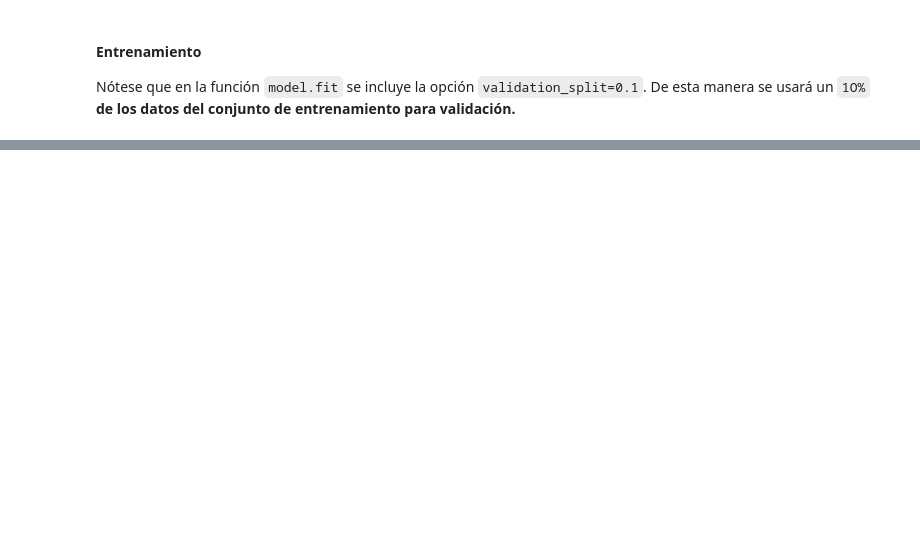
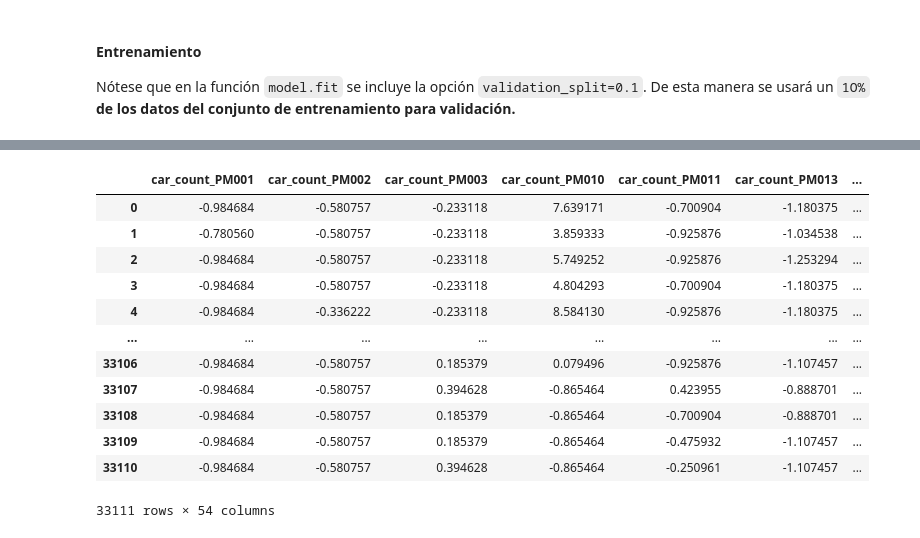
Before and after one commit to albertopmp/TFG, a Jupyter notebook: src/TrafficFlow.ipynb, the cells around one changed output, grey strips where cells are left out. Cells and saved outputs as stored; diff of their text form; code cells hidden in the pictures; blank space fills up the shorter version.

```diff
--- a/src/TrafficFlow.ipynb
+++ b/src/TrafficFlow.ipynb
@@ -2536,0 +2000,3 @@ MAE:  4.952193260192871
+# %%
+df_4_rnn.sort_values(by=['datetime'], ignore_index = True , inplace = True)
+df_4_rnn
@@ -2536,0 +2022,14 @@ MAE:  4.952193260192871
+# %%
+n = len(df_4_rnn)
+train_df_4_rnn = df_4_rnn[0:int(n*0.90)]
+test_df_4_rnn = df_4_rnn[int(n*0.90):]
+
+# Guardo las columnas del datetime para ambos conjuntos
+train_dates = train_df_4_rnn.pop('datetime')
+test_dates = test_df_4_rnn.pop('datetime')
+# %%
+train_labels = train_df_4_rnn.pop('label_PM072')
+train_features = train_df_4_rnn
+
+test_labels = test_df_4_rnn.pop('label_PM072')
+test_features = test_df_4_rnn
@@ -2536,0 +2054,16 @@ MAE:  4.952193260192871
+# %%
+train_features
+# %% [output]
+|  | car_count_PM001 | car_count_PM002 | car_count_PM003 | car_count_PM010 | car_count_PM011 | car_count_PM013 | ... |
+| 0 | -0.984684 | -0.580757 | -0.233118 | 7.639171 | -0.700904 | -1.180375 | ... |
+| 1 | -0.780560 | -0.580757 | -0.233118 | 3.859333 | -0.925876 | -1.034538 | ... |
+| 2 | -0.984684 | -0.580757 | -0.233118 | 5.749252 | -0.925876 | -1.253294 | ... |
+| 3 | -0.984684 | -0.580757 | -0.233118 | 4.804293 | -0.700904 | -1.180375 | ... |
+| 4 | -0.984684 | -0.336222 | -0.233118 | 8.584130 | -0.925876 | -1.180375 | ... |
+| ... | ... | ... | ... | ... | ... | ... | ... |
+| 33106 | -0.984684 | -0.580757 | 0.185379 | 0.079496 | -0.925876 | -1.107457 | ... |
+| 33107 | -0.984684 | -0.580757 | 0.394628 | -0.865464 | 0.423955 | -0.888701 | ... |
+| 33108 | -0.984684 | -0.580757 | 0.185379 | -0.865464 | -0.700904 | -0.888701 | ... |
+| 33109 | -0.984684 | -0.580757 | 0.185379 | -0.865464 | -0.475932 | -1.107457 | ... |
+| 33110 | -0.984684 | -0.580757 | 0.394628 | -0.865464 | -0.250961 | -1.107457 | ... |
+33111 rows × 54 columns
```
Also changed, not shown: parts of 114 cells of this notebook, 1 other file.
